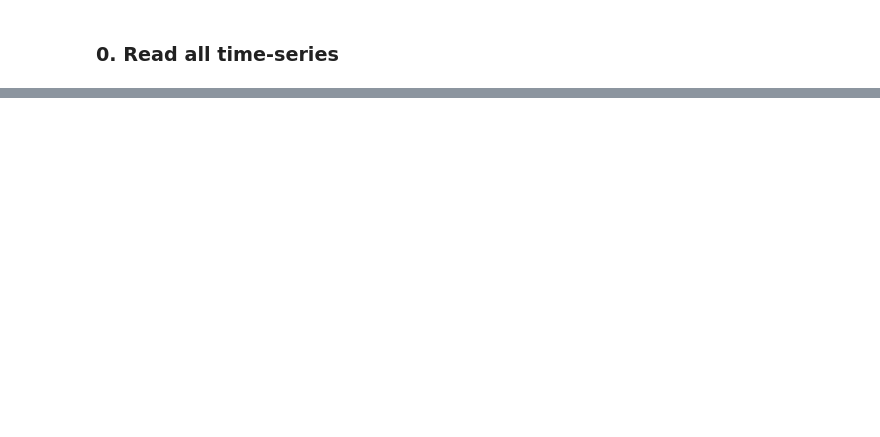
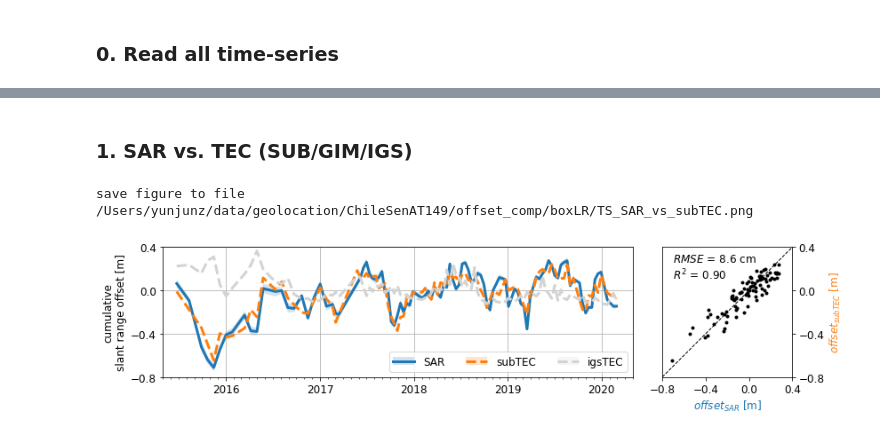
Before and after one commit to yunjunz/2022-Geolocation, a Jupyter notebook: offset_comp.ipynb, the cells around one changed output, grey strips where cells are left out. Cells and saved outputs as stored; diff of their text form; code cells hidden in the pictures; blank space fills up the shorter version.

```diff
--- a/offset_comp.ipynb
+++ b/offset_comp.ipynb
@@ -622,0 +160,58 @@ save figure to file /Users/yunjunz/data/ChileSenAT149/offset_comp/boxLR/DOT_diff
+# %% [markdown]
+### 1. SAR vs. TEC (SUB/GIM/IGS)
+# %%
+# dset 1: SAR
+x1 = ptime.date_list2vector(date_list)[0]
+y1  = np.array(iDict['SAR']['med'])
+y1e = np.array(iDict['SAR']['mad']) * n
+
+# dset 2: SUB/GIM_TEC
+y2  = np.array(iDict[tec_type]['med']) * (-1 if proj_name == 'ChileSenAT149' else 1)
+y2e = np.array(iDict[tec_type]['mad']) * n
+
+# dset 3: IGS TEC
+# something is strange on the sign of IGS TEC, need to check more carefully.
+y3  = np.array(iDict['igsTEC']['med'])
+y3e = np.array(iDict['igsTEC']['mad']) * n
+
+# align other data to SAR with a constant
+# Notes at 2020-08-25 by ZY: tried use the median difference as yoff, not noticeable difference, thus use the 1st for simplicity
+y1 -= np.nanmedian(y1)
+y2 -= np.nanmedian(y2 - y1)
+y3 -= np.nanmedian(y3 - y1)
+
+# plot - ts figure
+fig = plt.figure(figsize=figsize)
+gs  = gridspec.GridSpec(3, 12, figure=fig)
+ax  = fig.add_subplot(gs[:, 0:-3])
+ax2 = fig.add_subplot(gs[:, -3:])
+ps = []
+for i, (y, ye, c, m, lw) in enumerate(zip([y1, y2, y3], [y1e, y2e, y3e], ['C0', 'C1', 'lightgray'], ['-', '--', '--'], [None, 3, 3])):
+    flag = ~np.isnan(y)
+    y  = np.array(y)[flag]
+    ye = np.array(ye)[flag]
+    x  = np.array(x1)[flag]
+    p0  = ax.fill_between(x, y-ye, y+ye, fc=c, ec='none', alpha=0.2)
+    p1, = ax.plot(x, y, m, color=c, ms=6, lw=lw)
+    ps.append((p0, p1))
+# axis format
+if proj_name == 'ChileSenAT149':
+    vstep = 0.4; ylim = [-0.8, 0.4]; xlim = [dt.datetime(2015, 5, 1), dt.datetime(2020, 5, 1)]
+elif proj_name == 'ChileSenDT156':
+    vstep = 0.4; ylim = [-0.4, 0.8]; xlim = None
+adjust_ts_axis_format(ax, x=x1, vstep=vstep, xlim=xlim, ylim=ylim)
+ax.legend(handles=ps, labels=['SAR', tec_type, 'igsTEC'], loc='best', ncol=len(ps))
+
+# plot - dot figure
+plot_dot_figure(ax2, x=y1, y=y2, xname='SAR', yname=tec_type, vlim=ylim, vstep=vstep)
+fig.tight_layout()
+
+# output
+out_fig = os.path.join(work_dir, 'TS_SAR_vs_{}.png'.format(tec_type))
+print('save figure to file', out_fig)
+if save:
+    plt.savefig(out_fig, bbox_inches='tight', transparent=True, dpi=300)
+plt.show()
+# %% [output]
+save figure to file /Users/yunjunz/data/geolocation/ChileSenAT149/offset_comp/boxLR/TS_SAR_vs_subTEC.png
+[figure, added]
```
Also changed, not shown: parts of 36 cells of this notebook, 2 other files.
